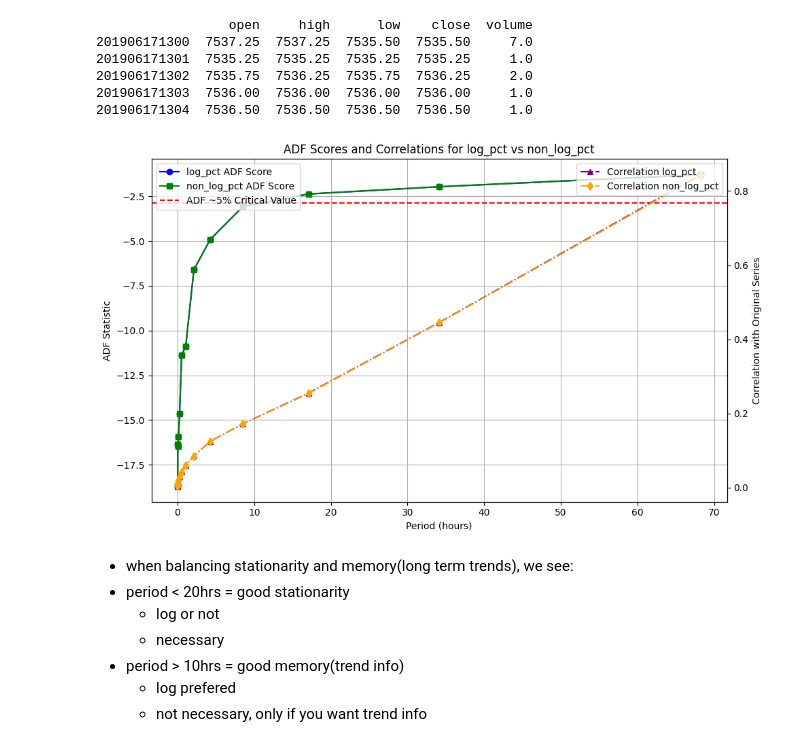
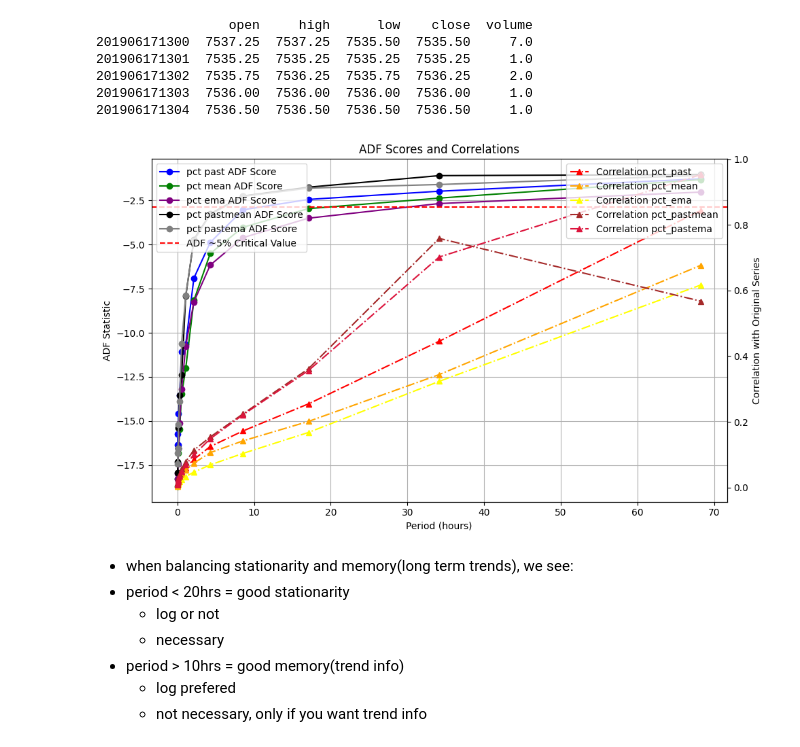
Before and after one commit to CoCoMilkyWay/trader, a Jupyter notebook: app/CTA/research/1 sample.ipynb, the cells around one changed output. Saved outputs shown, nothing was run; the diff lists cells and outputs as text; code cells hidden in the pictures.

```diff
--- a/app/CTA/research/1 sample.ipynb
+++ b/app/CTA/research/1 sample.ipynb
@@ -32,58 +32,75 @@ from statsmodels.tsa.stattools import adfuller
 
 # Sample time series (replace with your own data)
 np.random.seed(0)
 series = data["close"][-(60*24*7*1):]  # pd.Series(np.cumsum(np.random.randn(500)) + 100
+# Periods to analyze: [0, 1, 2, 4, 8, 16, 32, 64, ...]
+lags = [2**i + 1 for i in range(13)]
 
-# Periods to analyze: [0, 1, 2, 4, 8, 16, 32, 64, ...]
-lags = [2**i for i in range(13)]
-if 1 not in lags:
-    lags.insert(1, 1)
-
-log_pct_adf_scores = []
-non_log_pct_adf_scores = []
-cor_log = []
-cor_non_log = []
+pct_past_adf_scores = []
+pct_mean_adf_scores = []
+pct_ema_adf_scores = []
+pct_pastmean_adf_scores = []
+pct_pastema_adf_scores = []
+cor_past_log = []
+cor_mean_log = []
+cor_ema_log = []
+cor_pastmean_log = []
+cor_pastema_log = []
 
 for lag in tqdm(lags):
-    # log_pct: log(1 + (series - series.shift(lag)) / series.shift(lag))
-    log_pct = np.log1p(series.pct_change(periods=lag).fillna(0))
-    log_pct_adf_scores.append(adfuller(log_pct)[0])
-    # Correlation between log_pct and original series
-    cor_log.append(series.corr(pd.Series(log_pct, index=series.index)))
+    pct_past = np.log1p(series.pct_change(periods=lag).fillna(0))
+    pct_past_adf_scores.append(adfuller(pct_past)[0])
+    cor_past_log.append(series.corr(pd.Series(pct_past, index=series.index)))
 
-    # non_log_pct: (series - series.shift(lag)) / series.shift(lag)
-    non_log_pct = series.pct_change(periods=lag).fillna(0)
-    non_log_pct_adf_scores.append(adfuller(non_log_pct)[0])
-    # Correlation between non_log_pct and original series
-    cor_non_log.append(series.corr(pd.Series(non_log_pct, index=series.index)))
+    pct_mean = np.log((series / series.rolling(lag).mean()).fillna(1))
+    pct_mean_adf_scores.append(adfuller(pct_mean)[0])
+    cor_mean_log.append(series.corr(pd.Series(pct_mean, index=series.index)))
+
+    pct_ema = np.log((series / series.ewm(span=lag, adjust=False).mean()).fillna(1))
+    pct_ema_adf_scores.append(adfuller(pct_ema)[0])
+    cor_ema_log.append(series.corr(pd.Series(pct_ema, index=series.index)))
+
+    pct_pastmean = np.log((series / series.rolling(lag).mean().shift(lag)).fillna(1))
+    pct_pastmean_adf_scores.append(adfuller(pct_pastmean)[0])
+    cor_pastmean_log.append(series.corr(pd.Series(pct_pastmean, index=series.index)))
+
+    pct_pastema = np.log((series / series.ewm(span=lag, adjust=False).mean().shift(lag)).fillna(1))
+    pct_pastema_adf_scores.append(adfuller(pct_pastema)[0])
+    cor_pastema_log.append(series.corr(pd.Series(pct_pastema, index=series.index)))
 
 lags = np.array(lags) / 60  # Convert lags to hours
 
 # Plot
 fig, ax1 = plt.subplots(figsize=(10, 6))
 
 # Plot ADF scores on primary y-axis
-ax1.plot(lags, log_pct_adf_scores, marker='o', label='log_pct ADF Score', color='blue')
-ax1.plot(lags, non_log_pct_adf_scores, marker='s', label='non_log_pct ADF Score', color='green')
+ax1.plot(lags, pct_past_adf_scores, marker='o', label='pct past ADF Score', color='blue')
+ax1.plot(lags, pct_mean_adf_scores, marker='o', label='pct mean ADF Score', color='green')
+ax1.plot(lags, pct_ema_adf_scores, marker='o', label='pct ema ADF Score', color='purple')
+ax1.plot(lags, pct_pastmean_adf_scores, marker='o', label='pct pastmean ADF Score', color='black')
+ax1.plot(lags, pct_pastema_adf_scores, marker='o', label='pct pastema ADF Score', color='gray')
 ax1.axhline(-2.86, color='red', linestyle='--', label='ADF ~5% Critical Value')
 ax1.set_xlabel('Period (hours)')
 ax1.set_ylabel('ADF Statistic', color='black')
 ax1.grid(True)
 ax1.legend(loc='upper left')
 
 # Create secondary y-axis for correlations
 ax2 = ax1.twinx()
-ax2.plot(lags, cor_log, marker='^', label='Correlation log_pct', color='purple', linestyle='-.')
-ax2.plot(lags, cor_non_log, marker='d', label='Correlation non_log_pct', color='orange', linestyle='-.')
+ax2.plot(lags, cor_past_log, marker='^', label='Correlation pct_past', color='red', linestyle='-.')
+ax2.plot(lags, cor_mean_log, marker='^', label='Correlation pct_mean', color='orange', linestyle='-.')
+ax2.plot(lags, cor_ema_log, marker='^', label='Correlation pct_ema', color='yellow', linestyle='-.')
+ax2.plot(lags, cor_pastmean_log, marker='^', label='Correlation pct_pastmean', color='brown', linestyle='-.')
+ax2.plot(lags, cor_pastema_log, marker='^', label='Correlation pct_pastema', color='crimson', linestyle='-.')
 ax2.set_ylabel('Correlation with Original Series', color='black')
 ax2.legend(loc='upper right')
 
 # Title and layout
-plt.title('ADF Scores and Correlations for log_pct vs non_log_pct')
+plt.title('ADF Scores and Correlations')
 plt.tight_layout()
 plt.show()
 # %% [output]
-[figure, old version]
+[figure, new version]
 # %% [markdown]
 - when balancing stationarity and memory(long term trends), we see:
 - period < 20hrs = good stationarity
```
Also changed, not shown: 15 other files.
